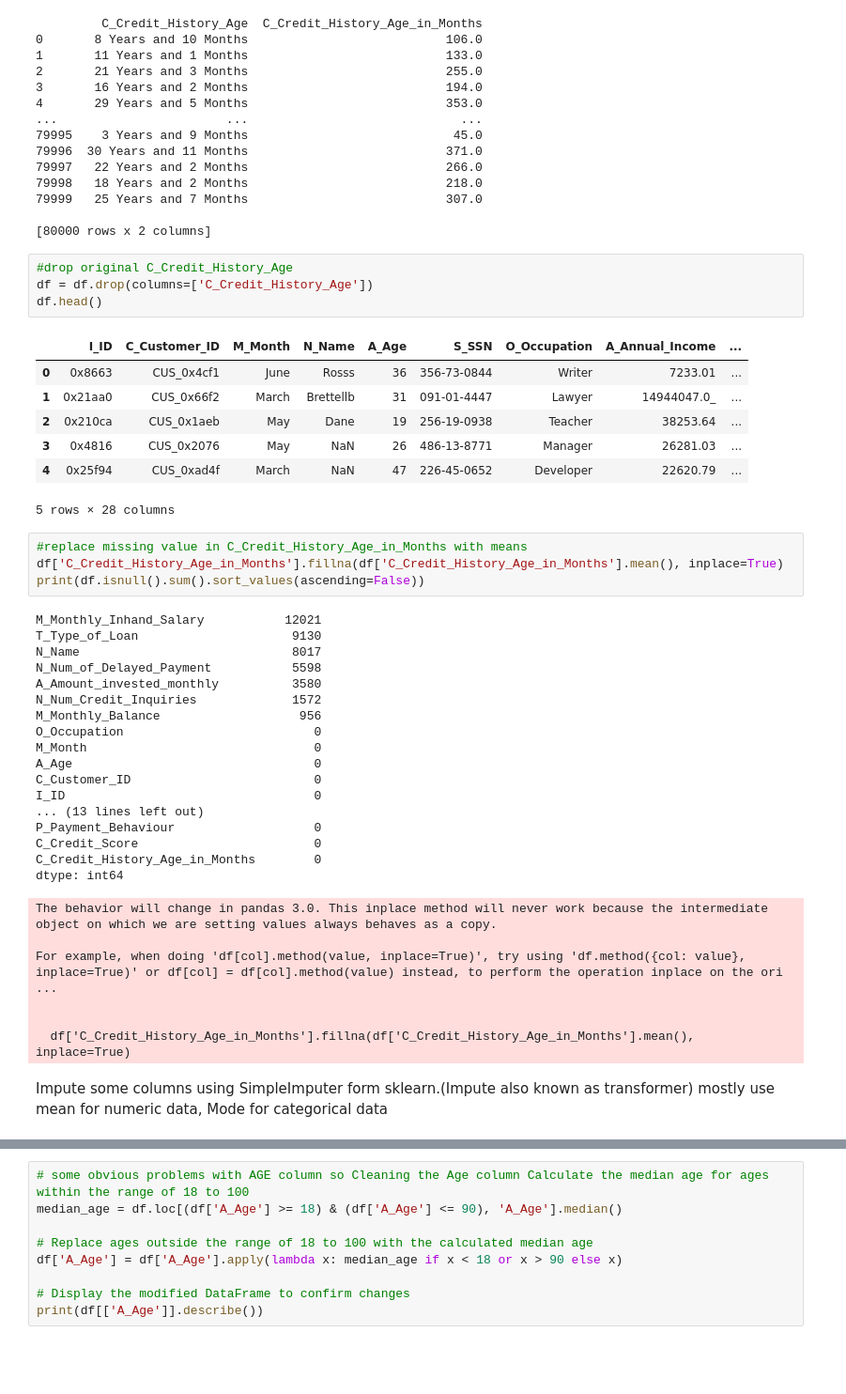
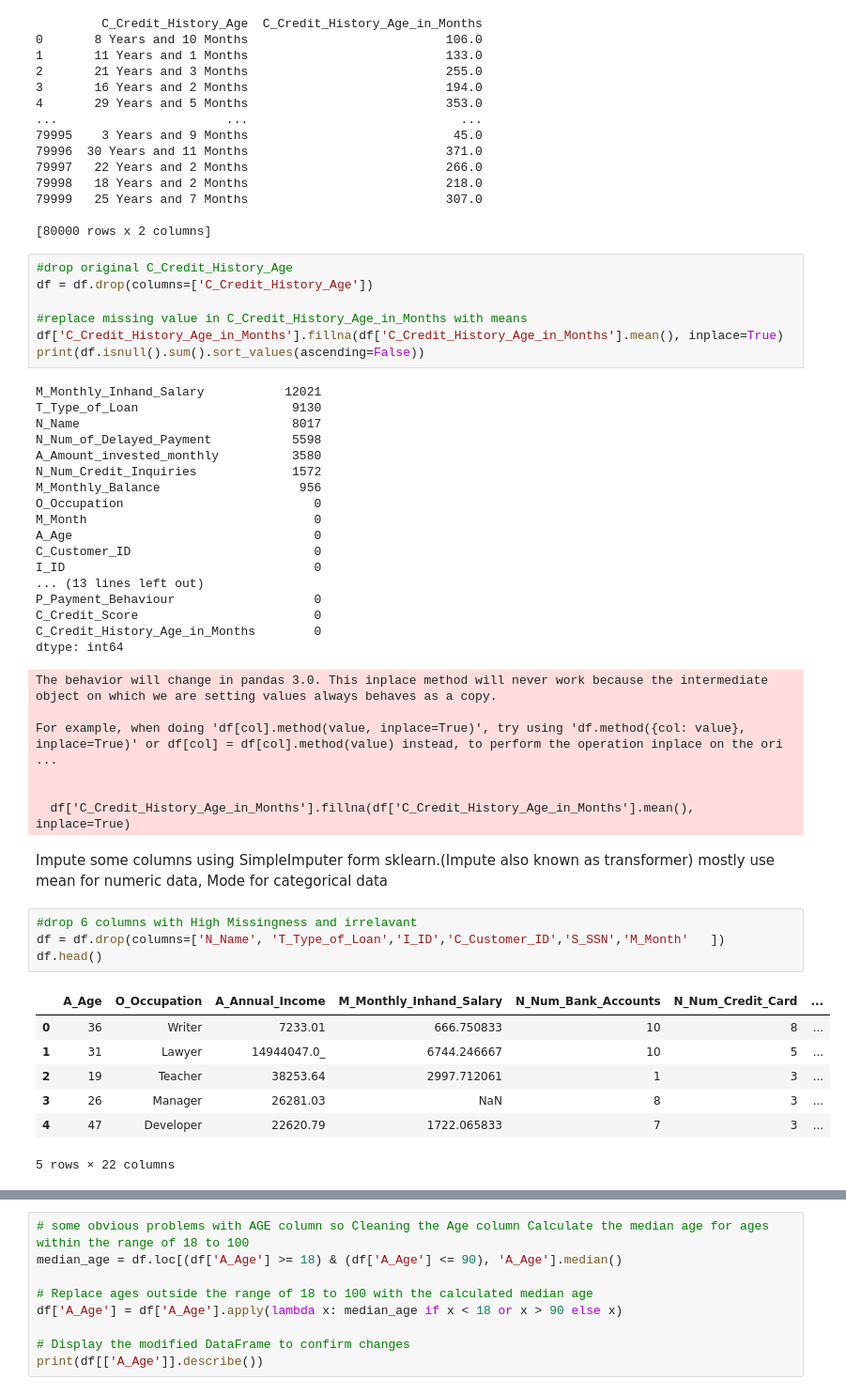
Before and after one commit to mizzony/ML-class, a Jupyter notebook: Sutinan_A3_credit_score_prediction.ipynb, the cells around one changed output, grey strips where cells are left out. Shown at 94% size. Cells and saved outputs as stored; diff of their text form; blank space fills up the shorter version.

```diff
--- a/Sutinan_A3_credit_score_prediction.ipynb
+++ b/Sutinan_A3_credit_score_prediction.ipynb
@@ -273,44 +251,47 @@ print(df[['C_Credit_History_Age', 'C_Credit_History_Age_in_Months']])
 # %%
 #drop original C_Credit_History_Age
 df = df.drop(columns=['C_Credit_History_Age'])
-df.head()
+
+#replace missing value in C_Credit_History_Age_in_Months with means
+df['C_Credit_History_Age_in_Months'].fillna(df['C_Credit_History_Age_in_Months'].mean(), inplace=True)
+print(df.isnull().sum().sort_values(ascending=False))
 # %% [output]
-|  | I_ID | C_Customer_ID | M_Month | N_Name | A_Age | S_SSN | O_Occupation | A_Annual_Income | ... |
-| 0 | 0x8663 | CUS_0x4cf1 | June | Rosss | 36 | 356-73-0844 | Writer | 7233.01 | ... |
-| 1 | 0x21aa0 | CUS_0x66f2 | March | Brettellb | 31 | 091-01-4447 | Lawyer | 14944047.0_ | ... |
-| 2 | 0x210ca | CUS_0x1aeb | May | Dane | 19 | 256-19-0938 | Teacher | 38253.64 | ... |
-| 3 | 0x4816 | CUS_0x2076 | May | NaN | 26 | 486-13-8771 | Manager | 26281.03 | ... |
-| 4 | 0x25f94 | CUS_0xad4f | March | NaN | 47 | 226-45-0652 | Developer | 22620.79 | ... |
-5 rows × 28 columns
+M_Monthly_Inhand_Salary           12021
+T_Type_of_Loan                     9130
+N_Name                             8017
+N_Num_of_Delayed_Payment           5598
+A_Amount_invested_monthly          3580
+N_Num_Credit_Inquiries             1572
+M_Monthly_Balance                   956
+O_Occupation                          0
+M_Month                               0
+A_Age                                 0
+C_Customer_ID                         0
+I_ID                                  0
+... (13 lines left out)
+P_Payment_Behaviour                   0
+C_Credit_Score                        0
+C_Credit_History_Age_in_Months        0
+dtype: int64
+The behavior will change in pandas 3.0. This inplace method will never work because the intermediate object on which we are setting values always behaves as a copy.
+
+For example, when doing 'df[col].method(value, inplace=True)', try using 'df.method({col: value}, inplace=True)' or df[col] = df[col].method(value) instead, to perform the operation inplace on the ori ...
+
+
+  df['C_Credit_History_Age_in_Months'].fillna(df['C_Credit_History_Age_in_Months'].mean(), inplace=True)
-# %%
-#replace missing value in C_Credit_History_Age_in_Months with means
-df['C_Credit_History_Age_in_Months'].fillna(df['C_Credit_History_Age_in_Months'].mean(), inplace=True)
-print(df.isnull().sum().sort_values(ascending=False))
-# %% [output]
-M_Monthly_Inhand_Salary           12021
-T_Type_of_Loan                     9130
-N_Name                             8017
-N_Num_of_Delayed_Payment           5598
-A_Amount_invested_monthly          3580
-N_Num_Credit_Inquiries             1572
-M_Monthly_Balance                   956
-O_Occupation                          0
-M_Month                               0
-A_Age                                 0
-C_Customer_ID                         0
-I_ID                                  0
-... (13 lines left out)
-P_Payment_Behaviour                   0
-C_Credit_Score                        0
-C_Credit_History_Age_in_Months        0
-dtype: int64
-The behavior will change in pandas 3.0. This inplace method will never work because the intermediate object on which we are setting values always behaves as a copy.
-
-For example, when doing 'df[col].method(value, inplace=True)', try using 'df.method({col: value}, inplace=True)' or df[col] = df[col].method(value) instead, to perform the operation inplace on the ori ...
-
-
-  df['C_Credit_History_Age_in_Months'].fillna(df['C_Credit_History_Age_in_Months'].mean(), inplace=True)
 # %% [markdown]
 Impute some columns using SimpleImputer form sklearn.(Impute also known as transformer)
 mostly use mean for numeric data, Mode for categorical data
+# %%
+#drop 6 columns with High Missingness and irrelavant
+df = df.drop(columns=['N_Name', 'T_Type_of_Loan','I_ID','C_Customer_ID','S_SSN','M_Month'	])
+df.head()
+# %% [output]
+|  | A_Age | O_Occupation | A_Annual_Income | M_Monthly_Inhand_Salary | N_Num_Bank_Accounts | N_Num_Credit_Card | ... |
+| 0 | 36 | Writer | 7233.01 | 666.750833 | 10 | 8 | ... |
+| 1 | 31 | Lawyer | 14944047.0_ | 6744.246667 | 10 | 5 | ... |
+| 2 | 19 | Teacher | 38253.64 | 2997.712061 | 1 | 3 | ... |
+| 3 | 26 | Manager | 26281.03 | NaN | 8 | 3 | ... |
+| 4 | 47 | Developer | 22620.79 | 1722.065833 | 7 | 3 | ... |
+5 rows × 22 columns
 # %%
```
Also changed, not shown: parts of 28 cells of this notebook.
